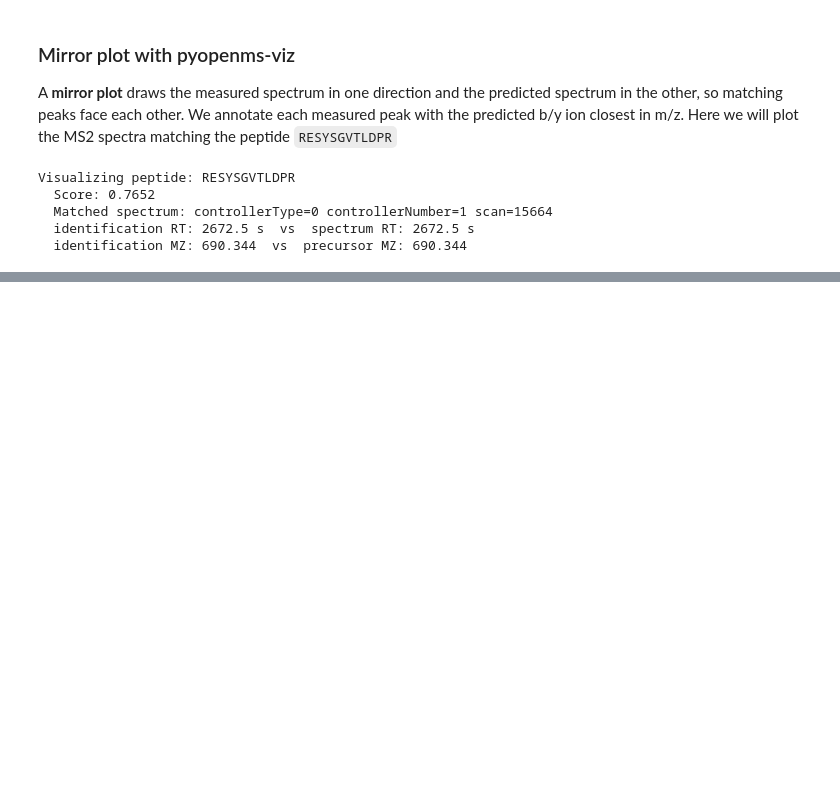
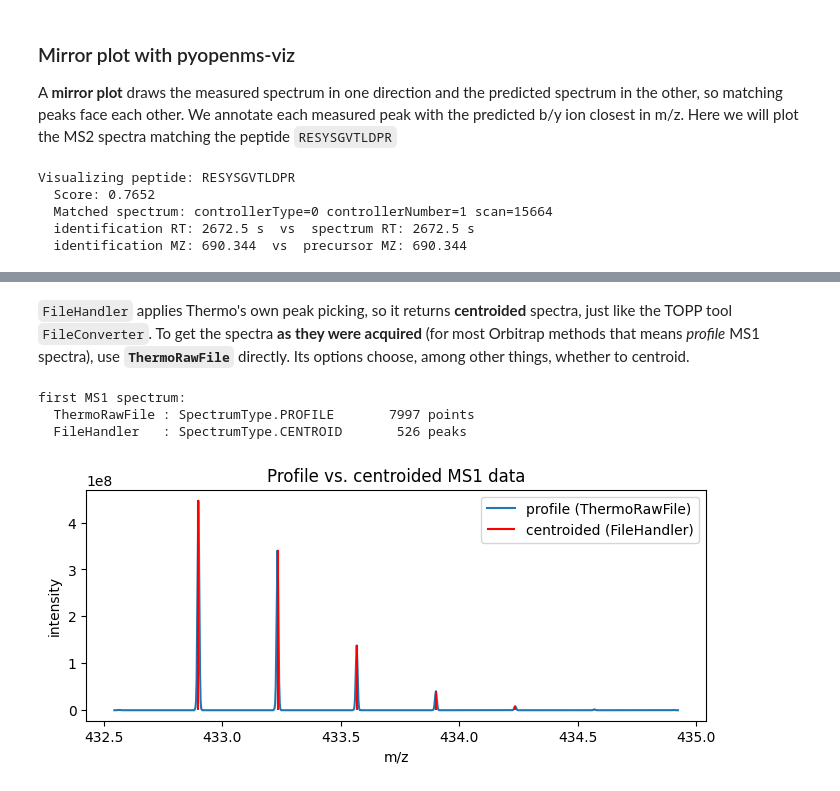
Before and after one commit to OpenMS/OpenMS-website, a Jupyter notebook: demo_nbs/PyOpenMS_TryOnline.ipynb, the cells around one changed output, grey strips where cells are left out. Cells and saved outputs as stored; diff of their text form; code cells hidden in the pictures; blank space fills up the shorter version.

```diff
--- a/demo_nbs/PyOpenMS_TryOnline.ipynb
+++ b/demo_nbs/PyOpenMS_TryOnline.ipynb
@@ -584,0 +621,16 @@ out = exp_df.plot(
+# %%
+VENDOR = "https://archive.openms.de/openms/testfiles"
+raw_file = "Angiotensin_AllScans.raw"
+if not os.path.exists(raw_file):
+    print(f"Downloading {raw_file} ...")
+    urlretrieve(f"{VENDOR}/{raw_file}", raw_file)
+
+raw_exp = oms.MSExperiment()
+oms.FileHandler().loadExperiment(raw_file, raw_exp)
+
+levels = [s.getMSLevel() for s in raw_exp]
+print(f"Loaded {len(raw_exp)} spectra from {raw_file}")
+print(f"  instrument     : {raw_exp.getInstrument().getName()}")
+print(f"  MS1 (level 1)  : {levels.count(1)}")
+print(f"  MS2 (level 2)  : {levels.count(2)}")
+print(f"  spectrum type  : {raw_exp[0].getType()}")
@@ -584,0 +646,31 @@ out = exp_df.plot(
+# %% [markdown]
+`FileHandler` applies Thermo's own peak picking, so it returns **centroided** spectra, just like the TOPP tool `FileConverter`. To get the spectra **as they were acquired** (for most Orbitrap methods that means *profile* MS1 spectra), use **`ThermoRawFile`** directly. Its options choose, among other things, whether to centroid.
+# %%
+reader = oms.ThermoRawFile()
+profile_exp = oms.MSExperiment()
+reader.load(raw_file, profile_exp)      # default: data as acquired
+
+print("first MS1 spectrum:")
+print(f"  ThermoRawFile : {profile_exp[0].getType()!s:<24} {profile_exp[0].size():6d} points")
+print(f"  FileHandler   : {raw_exp[0].getType()!s:<24} {raw_exp[0].size():6d} peaks")
+
+# Plot both on top of each other (zoomed in on one isotope pattern of Angiotensin)
+prof_mz, prof_int = profile_exp[0].get_peaks()
+cent_mz, cent_int = raw_exp[0].get_peaks()
+win = (432.5, 435.0)
+p = (prof_mz > win[0]) & (prof_mz < win[1])
+c = (cent_mz > win[0]) & (cent_mz < win[1])
+
+plt.figure(figsize=(8, 3))
+plt.plot(prof_mz[p], prof_int[p], label="profile (ThermoRawFile)")
+plt.vlines(cent_mz[c], 0, cent_int[c], color="red", label="centroided (FileHandler)")
+plt.xlabel("m/z")
+plt.ylabel("intensity")
+plt.title("Profile vs. centroided MS1 data")
+plt.legend()
+plt.show()
+# %% [output]
+first MS1 spectrum:
+  ThermoRawFile : SpectrumType.PROFILE       7997 points
+  FileHandler   : SpectrumType.CENTROID       526 peaks
+[figure, added]
```
Also changed, not shown: parts of 24 cells of this notebook.
